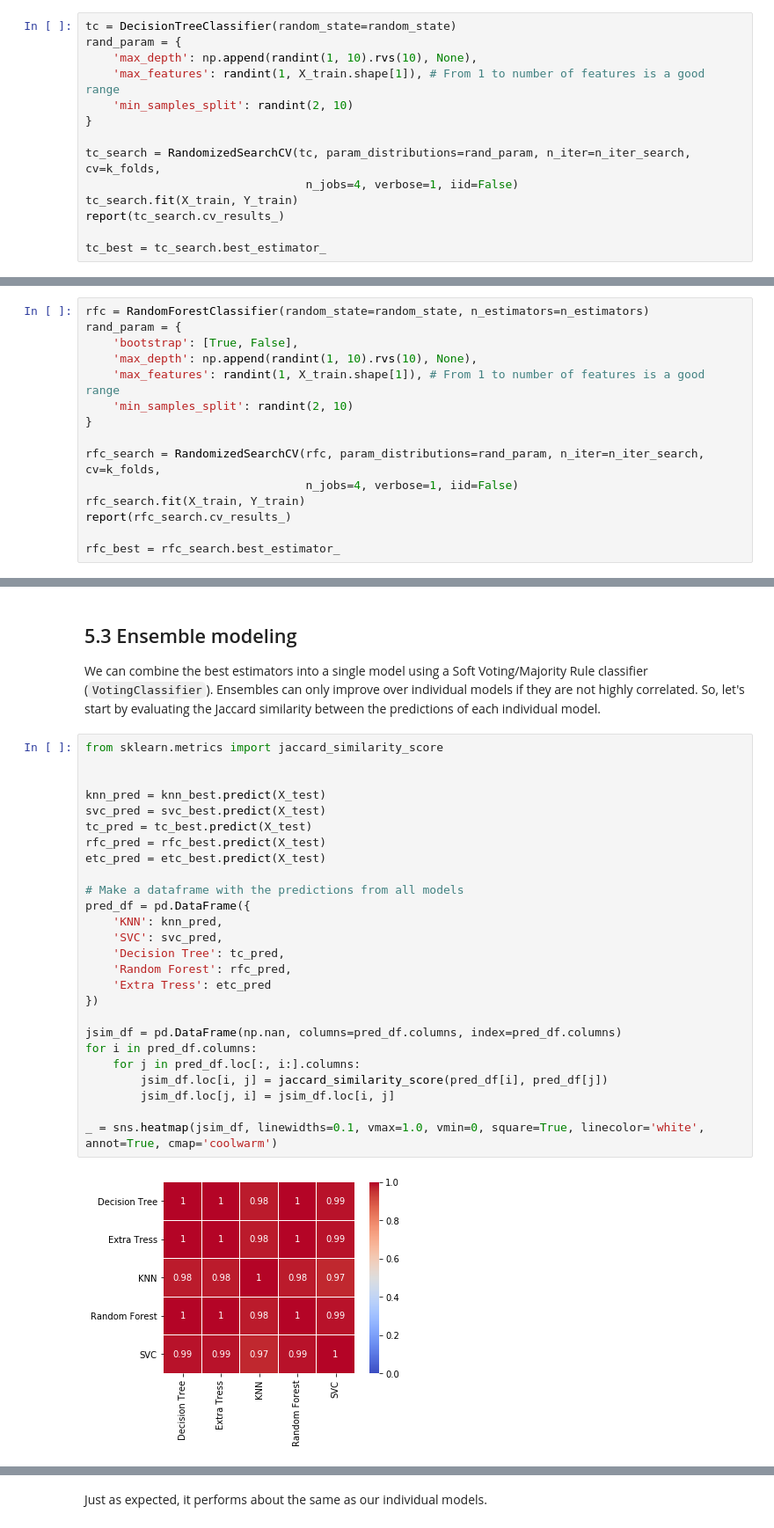
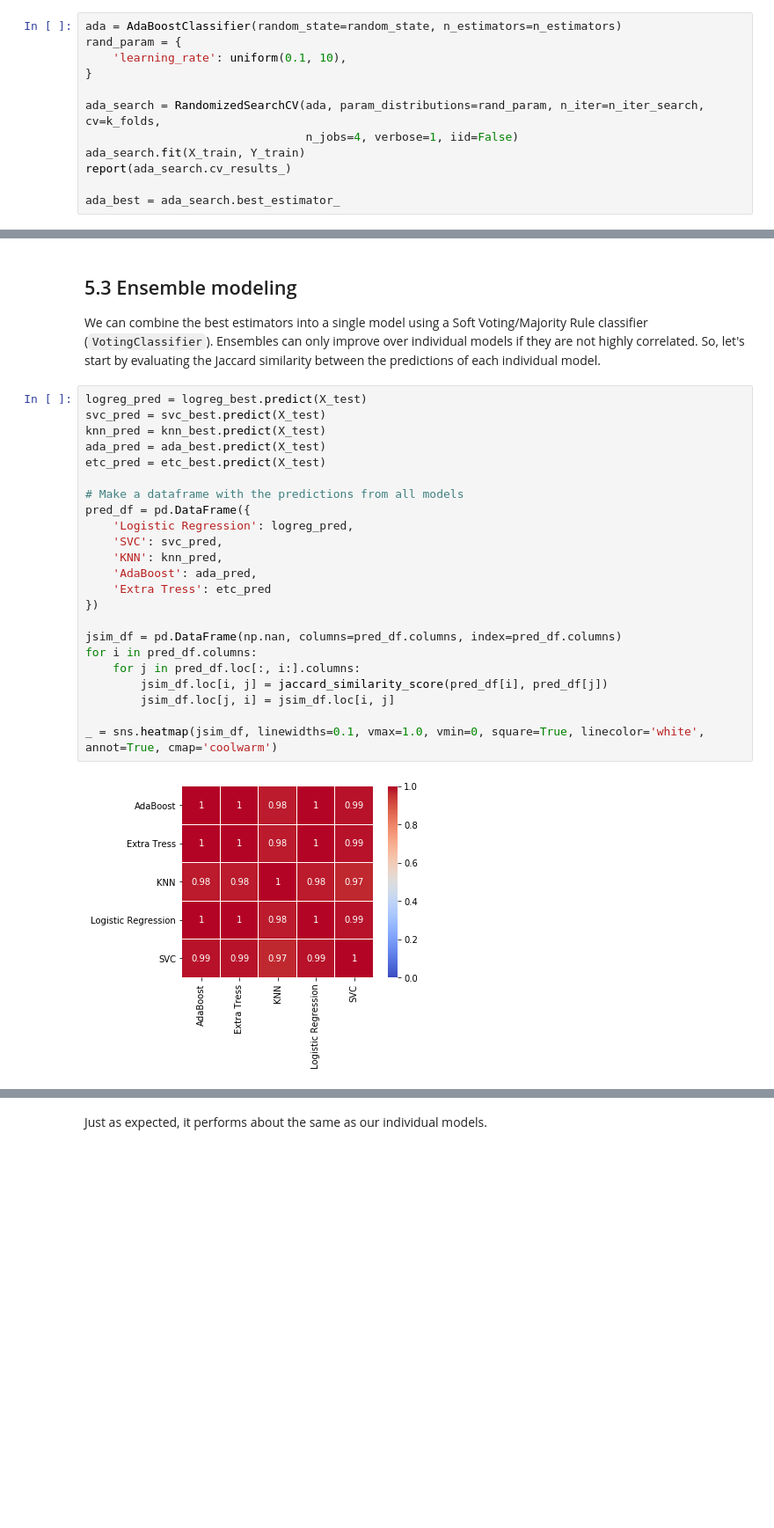
Before and after one commit to davidtvs/kaggle-titanic, a Jupyter notebook: surviving-the-titanic.ipynb, the cells around one changed output, grey strips where cells are left out. Shown at 88% size. Saved outputs shown, nothing was run; the diff lists cells and outputs as text; blank space fills up the shorter version.

```diff
--- a/surviving-the-titanic.ipynb
+++ b/surviving-the-titanic.ipynb
@@ -894,16 +919,14 @@ Parameters: {'gamma': 0.39124216012873636, 'C': 1.2896365257780107}
 # %%
-tc = DecisionTreeClassifier(random_state=random_state)
+ada = AdaBoostClassifier(random_state=random_state, n_estimators=n_estimators)
 rand_param = {
-    'max_depth': np.append(randint(1, 10).rvs(10), None),
-    'max_features': randint(1, X_train.shape[1]), # From 1 to number of features is a good range
-    'min_samples_split': randint(2, 10)
+    'learning_rate': uniform(0.1, 10),
 }
 
-tc_search = RandomizedSearchCV(tc, param_distributions=rand_param, n_iter=n_iter_search, cv=k_folds,
+ada_search = RandomizedSearchCV(ada, param_distributions=rand_param, n_iter=n_iter_search, cv=k_folds,
                                 n_jobs=4, verbose=1, iid=False)
-tc_search.fit(X_train, Y_train)
-report(tc_search.cv_results_)
+ada_search.fit(X_train, Y_train)
+report(ada_search.cv_results_)
 
-tc_best = tc_search.best_estimator_
+ada_best = ada_search.best_estimator_
 # %% [output]
 Fitting 10 folds for each of 200 candidates, totalling 2000 fits
@@ -932,15 +960,0 @@ _ = g.set_ylabel('Features')
-# %%
-rfc = RandomForestClassifier(random_state=random_state, n_estimators=n_estimators)
-rand_param = {
-    'bootstrap': [True, False],
-    'max_depth': np.append(randint(1, 10).rvs(10), None),
-    'max_features': randint(1, X_train.shape[1]), # From 1 to number of features is a good range
-    'min_samples_split': randint(2, 10)
-}
-
-rfc_search = RandomizedSearchCV(rfc, param_distributions=rand_param, n_iter=n_iter_search, cv=k_folds,
-                                n_jobs=4, verbose=1, iid=False)
-rfc_search.fit(X_train, Y_train)
-report(rfc_search.cv_results_)
-
-rfc_best = rfc_search.best_estimator_
@@ -1018,31 +1006,28 @@ _ = g.set_ylabel('Features')
 
 We can combine the best estimators into a single model using a Soft Voting/Majority Rule classifier (`VotingClassifier`). Ensembles can only improve over individual models if they are not highly correlated. So, let's start by evaluating the Jaccard similarity between the predictions of each individual model.
 # %%
-from sklearn.metrics import jaccard_similarity_score
-
-
+logreg_pred = logreg_best.predict(X_test)
+svc_pred = svc_best.predict(X_test)
 knn_pred = knn_best.predict(X_test)
-svc_pred = svc_best.predict(X_test)
-tc_pred = tc_best.predict(X_test)
-rfc_pred = rfc_best.predict(X_test)
+ada_pred = ada_best.predict(X_test)
 etc_pred = etc_best.predict(X_test)
 
 # Make a dataframe with the predictions from all models
 pred_df = pd.DataFrame({
+    'Logistic Regression': logreg_pred,
+    'SVC': svc_pred,
     'KNN': knn_pred,
-    'SVC': svc_pred,
-    'Decision Tree': tc_pred,
-    'Random Forest': rfc_pred,
+    'AdaBoost': ada_pred,
     'Extra Tress': etc_pred
 })
 
 jsim_df = pd.DataFrame(np.nan, columns=pred_df.columns, index=pred_df.columns)
 for i in pred_df.columns:
     for j in pred_df.loc[:, i:].columns:
         jsim_df.loc[i, j] = jaccard_similarity_score(pred_df[i], pred_df[j])
         jsim_df.loc[j, i] = jsim_df.loc[i, j]
 
 _ = sns.heatmap(jsim_df, linewidths=0.1, vmax=1.0, vmin=0, square=True, linecolor='white', annot=True, cmap='coolwarm')
 # %% [output]
-[figure, old version]
+[figure, new version]
 # %% [markdown]
```
Also changed, not shown: parts of 28 cells of this notebook.
